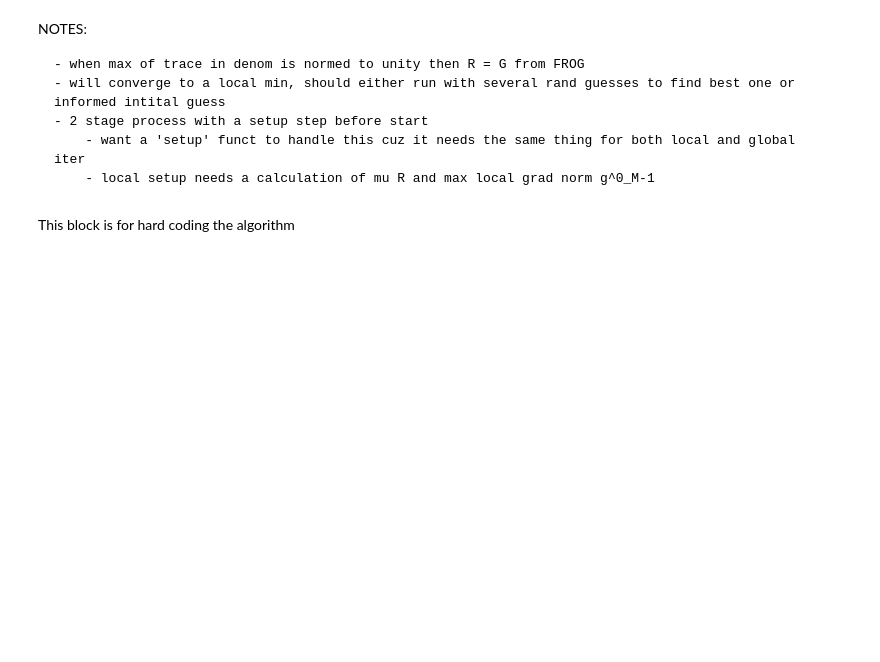
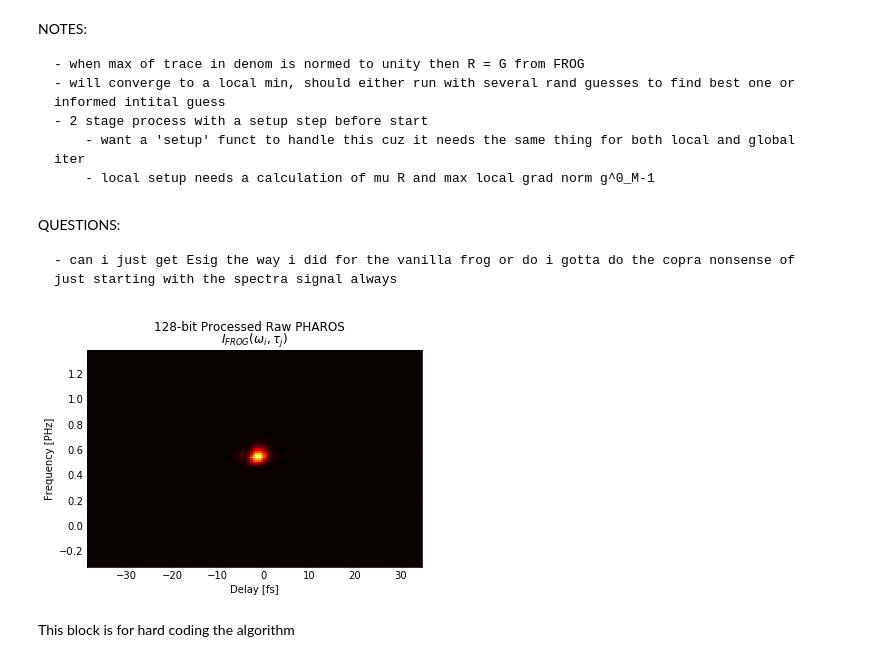
Before and after one commit to ChowdhuryGroup/FROG, a Jupyter notebook: Untitled.ipynb, the cells around one changed output. Drawn from its saved outputs; the diff is of its cells as text; code cells hidden in the pictures; blank space fills up the shorter version.

Commit message:
added COPRA Latex and started hard coding algorithim

```diff
--- a/Untitled.ipynb
+++ b/Untitled.ipynb
@@ -101,5 +101,19 @@ NOTES:
     - 2 stage process with a setup step before start
         - want a 'setup' funct to handle this cuz it needs the same thing for both local and global iter
         - local setup needs a calculation of mu R and max local grad norm g^0_M-1
+# %% [markdown]
+QUESTIONS:
+
+    - can i just get Esig the way i did for the vanilla frog or do i gotta do the copra nonsense of just starting with the spectra signal always
+# %%
+# import the bois
+folder = './Raw_PHAROS_output/'
+trc = np.genfromtxt(folder+'128-bit-test_processed_trace.txt',dtype=np.ushort,delimiter=',',encoding='utf-8')
+d_arr = np.genfromtxt(folder+'128-bit-test_processed_delay.txt',delimiter=',',encoding='utf-8')
+f_arr = np.genfromtxt(folder+'128-bit-test_processed_freq.txt',delimiter=',',encoding='utf-8')
+# %%
+tst.rough_plot(trc,d_arr,f_arr,title='128-bit Processed Raw PHAROS')
+# %% [output]
+[figure, added]
 # %% [markdown]
 This block is for hard coding the algorithm
```
Also changed, not shown: parts of 5 cells of this notebook.
